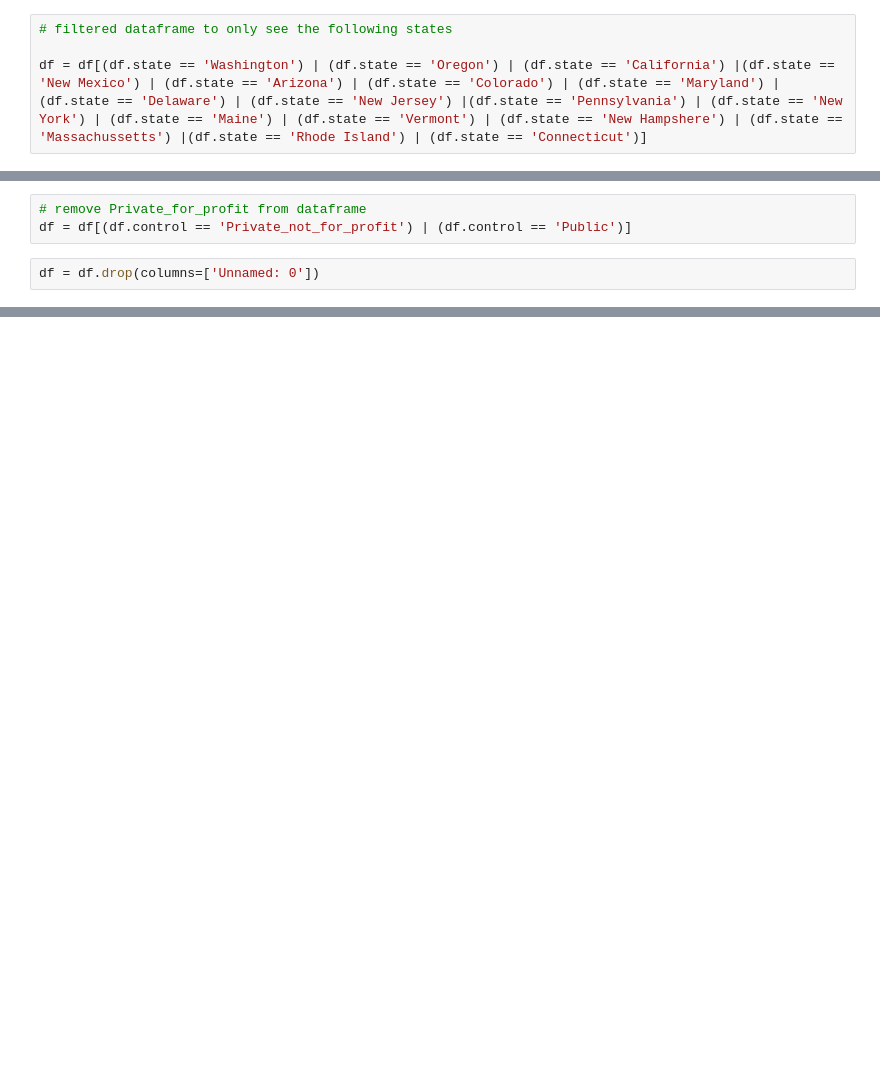
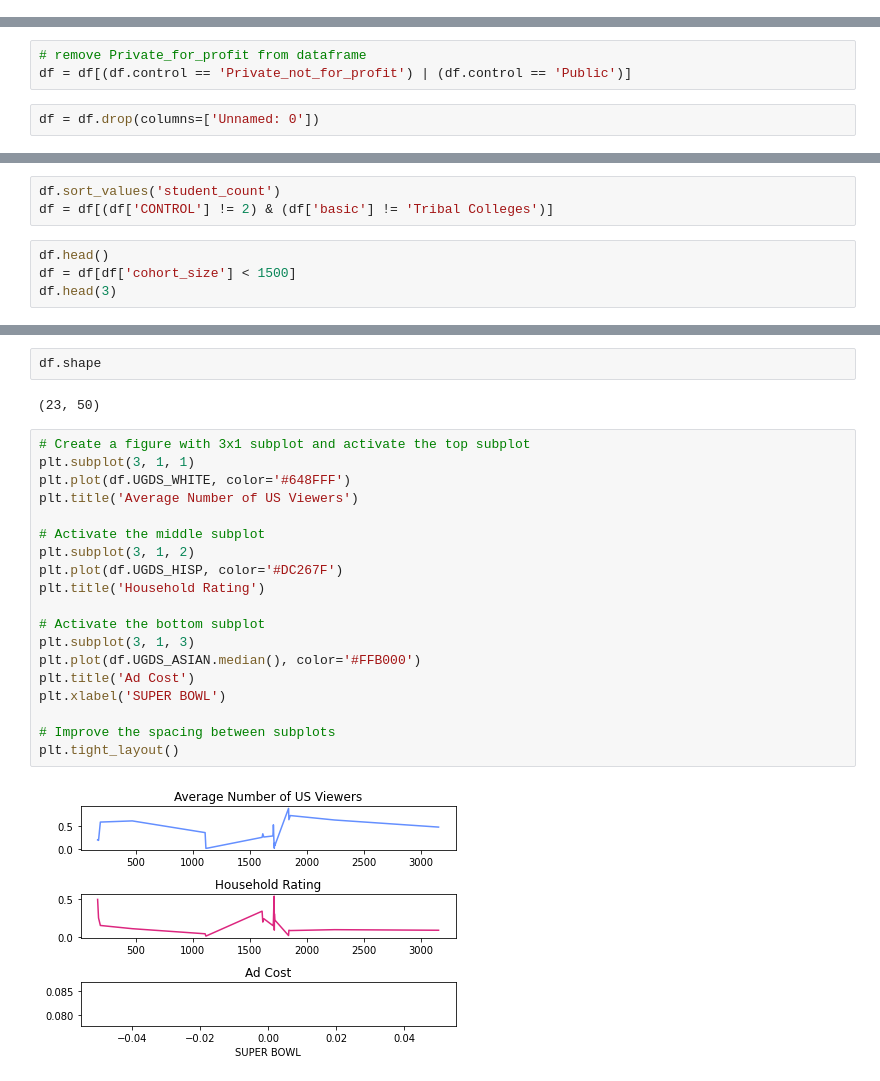
Before and after one commit to RaulCPena/storytelling, a Jupyter notebook: prepare_data.ipynb, the cells around one changed output, grey strips where cells are left out. Saved outputs shown, nothing was run; the diff lists cells and outputs as text; blank space fills up the shorter version.

Commit message:
continued to narrow down the dataframe down to a more manageble number

```diff
--- a/prepare_data.ipynb
+++ b/prepare_data.ipynb
@@ -471,4 +580,0 @@ list(df)
-# %%
-# filtered dataframe to only see the following states
-
-df = df[(df.state == 'Washington') | (df.state == 'Oregon') | (df.state == 'California') |(df.state == 'New Mexico') | (df.state == 'Arizona') | (df.state == 'Colorado') | (df.state == 'Maryland') | (df.state == 'Delaware') | (df.state == 'New Jersey') |(df.state == 'Pennsylvania') | (df.state == 'New York') | (df.state == 'Maine') | (df.state == 'Vermont') | (df.state == 'New Hampshere') | (df.state == 'Massachussetts') |(df.state == 'Rhode Island') | (df.state == 'Connecticut')]
@@ -538,0 +647,7 @@ df.to_csv('initial_colleges_cleaned.csv')
+# %%
+df.sort_values('student_count')
+df = df[(df['CONTROL'] != 2) & (df['basic'] != 'Tribal Colleges')]
+# %%
+df.head()
+df = df[df['cohort_size'] < 1500]
+df.head(3)
@@ -538,0 +659,25 @@ df.to_csv('initial_colleges_cleaned.csv')
+# %%
+df.shape
+# %% [output]
+(23, 50)
+# %%
+# Create a figure with 3x1 subplot and activate the top subplot
+plt.subplot(3, 1, 1)
+plt.plot(df.UGDS_WHITE, color='#648FFF')
+plt.title('Average Number of US Viewers')
+
+# Activate the middle subplot
+plt.subplot(3, 1, 2)
+plt.plot(df.UGDS_HISP, color='#DC267F')
+plt.title('Household Rating')
+
+# Activate the bottom subplot
+plt.subplot(3, 1, 3)
+plt.plot(df.UGDS_ASIAN.median(), color='#FFB000')
+plt.title('Ad Cost')
+plt.xlabel('SUPER BOWL')
+
+# Improve the spacing between subplots
+plt.tight_layout()
+# %% [output]
+[figure, added]
```
Also changed, not shown: parts of 29 cells of this notebook.
